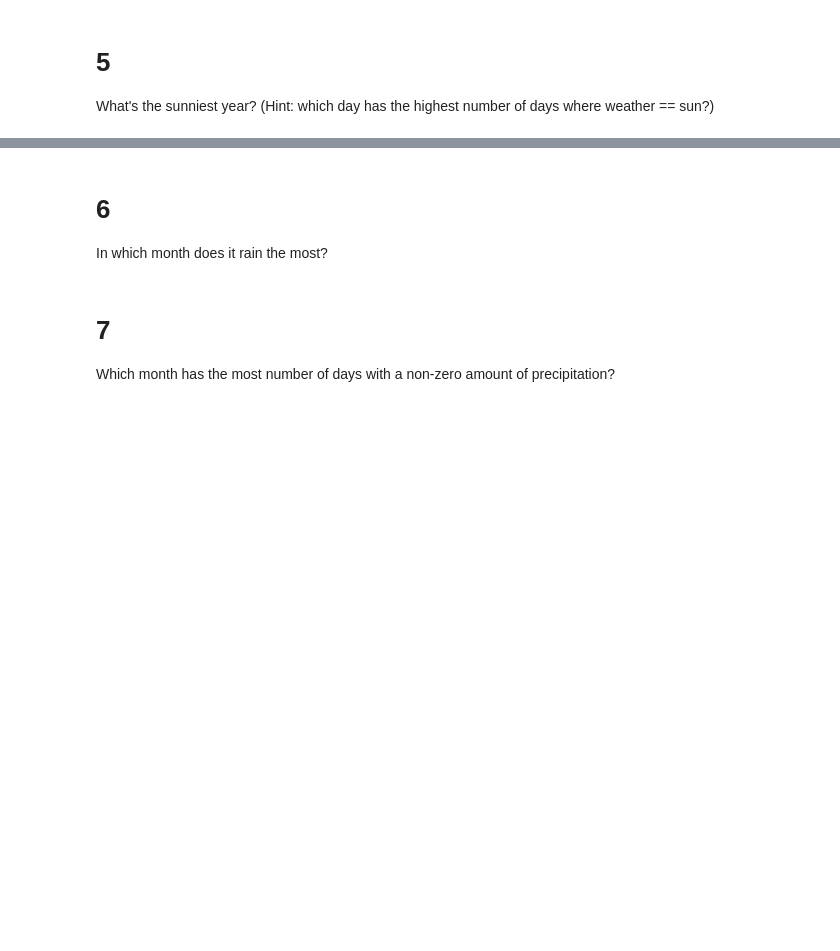
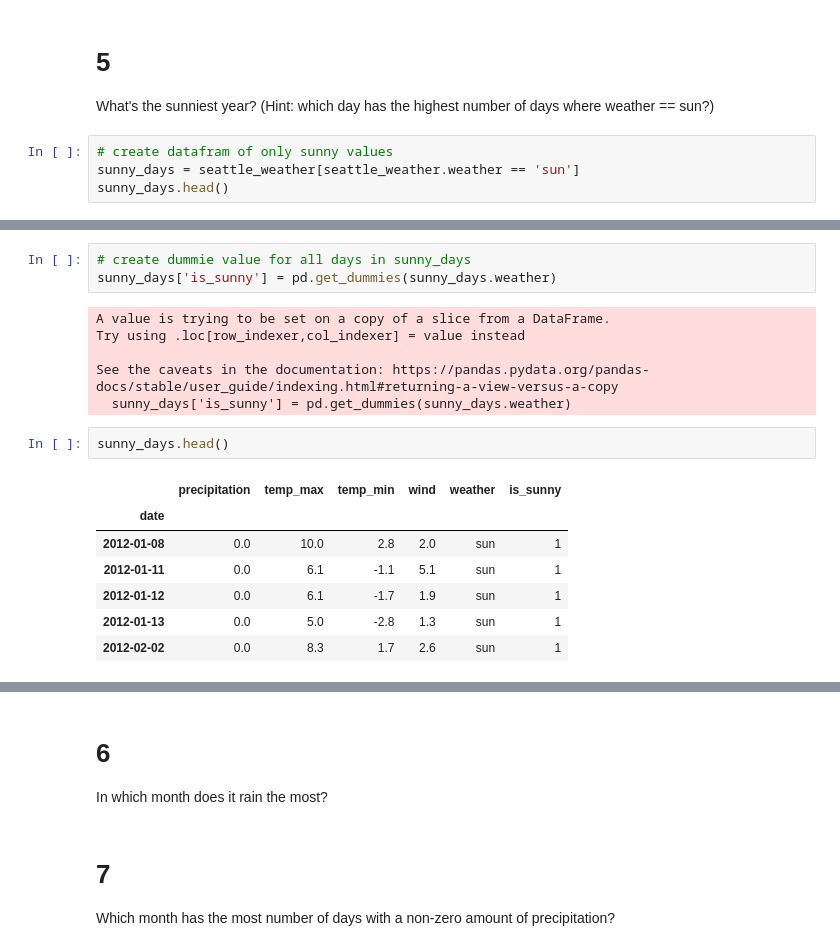
Before and after one commit to VelasquezAlejandro044/time-series-exercises, a Jupyter notebook: working_with_time_series_data.ipynb, the cells around one changed output, grey strips where cells are left out. Cells and saved outputs as stored; diff of their text form; blank space fills up the shorter version.

```diff
--- a/working_with_time_series_data.ipynb
+++ b/working_with_time_series_data.ipynb
@@ -315,3 +358,7 @@ Which year-month combination is the windiest?
 # %% [markdown]
 # 5
 What's the sunniest year? (Hint: which day has the highest number of days where weather == sun?)
+# %%
+# create datafram of only sunny values
+sunny_days = seattle_weather[seattle_weather.weather == 'sun']
+sunny_days.head()
@@ -317,0 +373,19 @@ What's the sunniest year? (Hint: which day has the highest number of days where
+# %%
+# create dummie value for all days in sunny_days
+sunny_days['is_sunny'] = pd.get_dummies(sunny_days.weather)
+# %% [output]
+A value is trying to be set on a copy of a slice from a DataFrame.
+Try using .loc[row_indexer,col_indexer] = value instead
+
+See the caveats in the documentation: https://pandas.pydata.org/pandas-docs/stable/user_guide/indexing.html#returning-a-view-versus-a-copy
+  sunny_days['is_sunny'] = pd.get_dummies(sunny_days.weather)
+# %%
+sunny_days.head()
+# %% [output]
+|  | precipitation | temp_max | temp_min | wind | weather | is_sunny |
+| date |  |  |  |  |  |  |
+| 2012-01-08 | 0.0 | 10.0 | 2.8 | 2.0 | sun | 1 |
+| 2012-01-11 | 0.0 | 6.1 | -1.1 | 5.1 | sun | 1 |
+| 2012-01-12 | 0.0 | 6.1 | -1.7 | 1.9 | sun | 1 |
+| 2012-01-13 | 0.0 | 5.0 | -2.8 | 1.3 | sun | 1 |
+| 2012-02-02 | 0.0 | 8.3 | 1.7 | 2.6 | sun | 1 |
```
Also changed, not shown: parts of 15 cells of this notebook, 6 other files.
